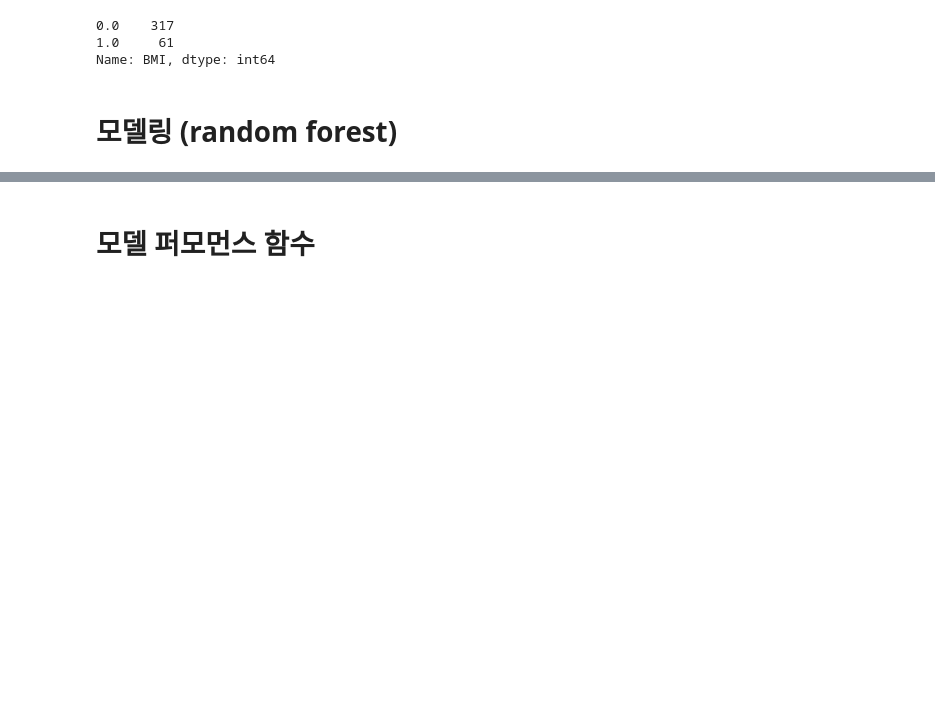
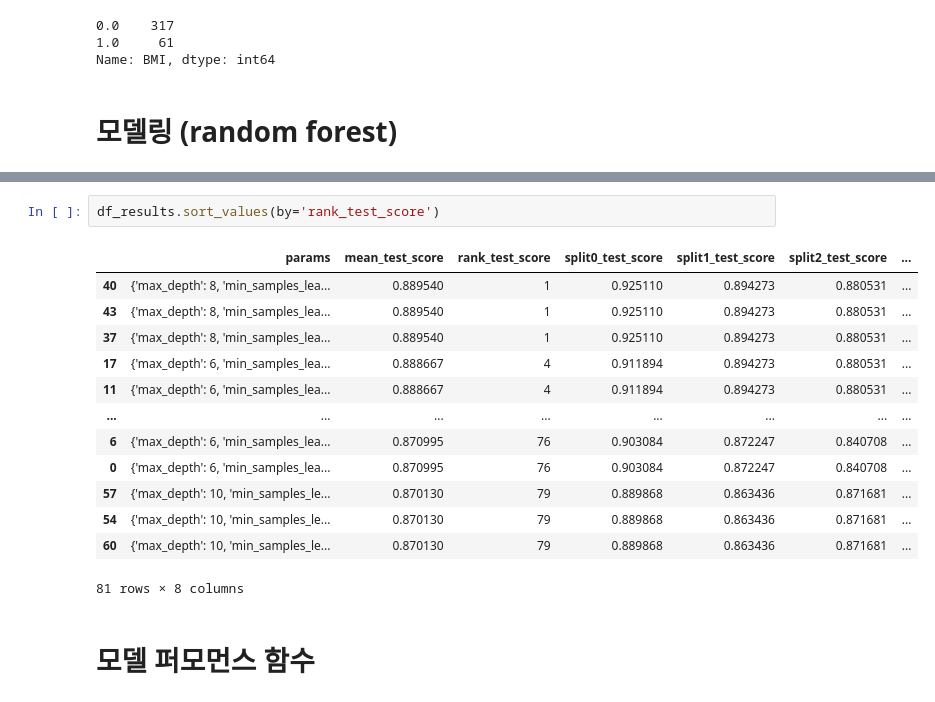
Before and after one commit to rlagywns0213/Datamining, a Jupyter notebook: Modeling_randomforest.ipynb, the cells around one changed output, grey strips where cells are left out. Drawn from its saved outputs; the diff is of its cells as text; blank space fills up the shorter version.

```diff
--- a/Modeling_randomforest.ipynb
+++ b/Modeling_randomforest.ipynb
@@ -77,3 +96,19 @@ print('최고 예측 정확도: {:.4f}'.format(grid_cv.best_score_))
+# %%
+df_results.sort_values(by='rank_test_score')
+# %% [output]
+|  | params | mean_test_score | rank_test_score | split0_test_score | split1_test_score | split2_test_score | ... |
+| 40 | {'max_depth': 8, 'min_samples_lea... | 0.889540 | 1 | 0.925110 | 0.894273 | 0.880531 | ... |
+| 43 | {'max_depth': 8, 'min_samples_lea... | 0.889540 | 1 | 0.925110 | 0.894273 | 0.880531 | ... |
+| 37 | {'max_depth': 8, 'min_samples_lea... | 0.889540 | 1 | 0.925110 | 0.894273 | 0.880531 | ... |
+| 17 | {'max_depth': 6, 'min_samples_lea... | 0.888667 | 4 | 0.911894 | 0.894273 | 0.880531 | ... |
+| 11 | {'max_depth': 6, 'min_samples_lea... | 0.888667 | 4 | 0.911894 | 0.894273 | 0.880531 | ... |
+| ... | ... | ... | ... | ... | ... | ... | ... |
+| 6 | {'max_depth': 6, 'min_samples_lea... | 0.870995 | 76 | 0.903084 | 0.872247 | 0.840708 | ... |
+| 0 | {'max_depth': 6, 'min_samples_lea... | 0.870995 | 76 | 0.903084 | 0.872247 | 0.840708 | ... |
+| 57 | {'max_depth': 10, 'min_samples_le... | 0.870130 | 79 | 0.889868 | 0.863436 | 0.871681 | ... |
+| 54 | {'max_depth': 10, 'min_samples_le... | 0.870130 | 79 | 0.889868 | 0.863436 | 0.871681 | ... |
+| 60 | {'max_depth': 10, 'min_samples_le... | 0.870130 | 79 | 0.889868 | 0.863436 | 0.871681 | ... |
+81 rows × 8 columns
 # %% [markdown]
 # 모델 퍼모먼스 함수
 # %% [markdown]
```
Also changed, not shown: parts of 4 cells of this notebook.
